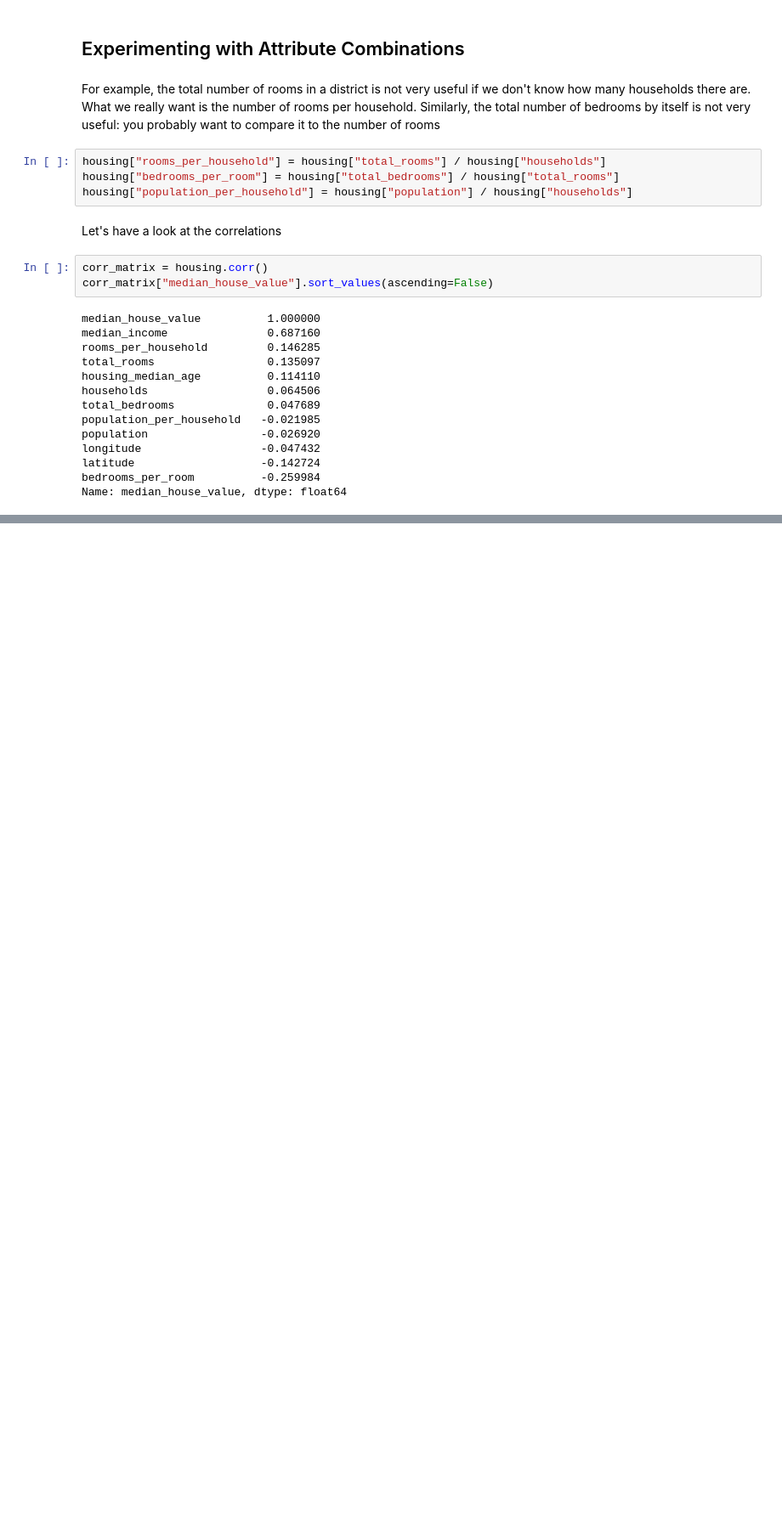
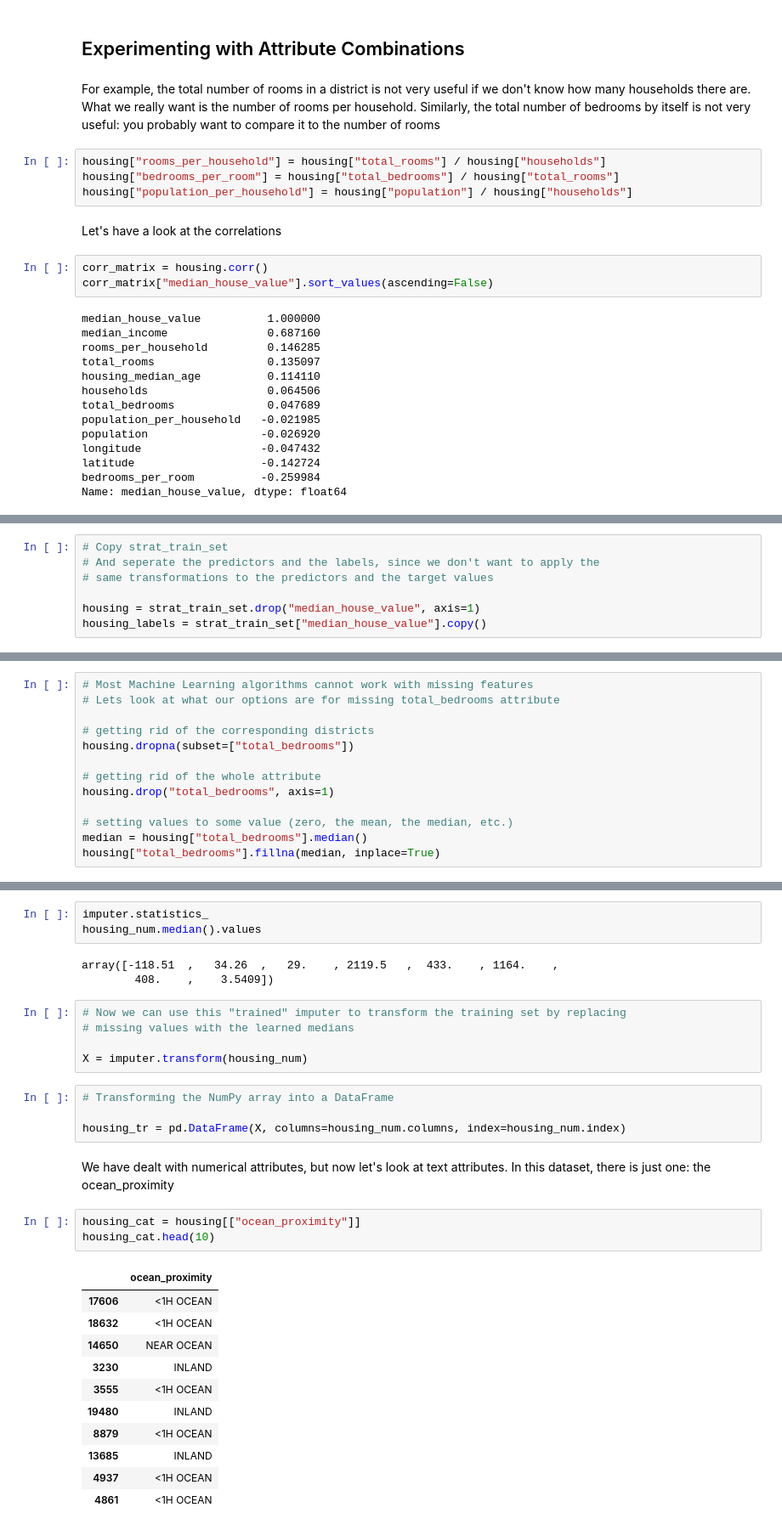
Before and after one commit to naraB/hands-on-ml-notes, a Jupyter notebook: Chapter2.ipynb, the cells around one changed output, grey strips where cells are left out. Shown at 85% size. Saved outputs shown, nothing was run; the diff lists cells and outputs as text; blank space fills up the shorter version.

```diff
--- a/Chapter2.ipynb
+++ b/Chapter2.ipynb
@@ -320,0 +325,7 @@ Name: median_house_value, dtype: float64
+# %%
+# Copy strat_train_set
+# And seperate the predictors and the labels, since we don't want to apply the
+# same transformations to the predictors and the target values
+
+housing = strat_train_set.drop("median_house_value", axis=1)
+housing_labels = strat_train_set["median_house_value"].copy()
@@ -320,0 +334,13 @@ Name: median_house_value, dtype: float64
+# %%
+# Most Machine Learning algorithms cannot work with missing features
+# Lets look at what our options are for missing total_bedrooms attribute
+
+# getting rid of the corresponding districts
+housing.dropna(subset=["total_bedrooms"])
+
+# getting rid of the whole attribute
+housing.drop("total_bedrooms", axis=1)
+
+# setting values to some value (zero, the mean, the median, etc.)
+median = housing["total_bedrooms"].median()
+housing["total_bedrooms"].fillna(median, inplace=True)
@@ -320,0 +364,32 @@ Name: median_house_value, dtype: float64
+# %%
+imputer.statistics_
+housing_num.median().values
+# %% [output]
+array([-118.51  ,   34.26  ,   29.    , 2119.5   ,  433.    , 1164.    ,
+        408.    ,    3.5409])
+# %%
+# Now we can use this "trained" imputer to transform the training set by replacing
+# missing values with the learned medians
+
+X = imputer.transform(housing_num)
+# %%
+# Transforming the NumPy array into a DataFrame
+
+housing_tr = pd.DataFrame(X, columns=housing_num.columns, index=housing_num.index)
+# %% [markdown]
+We have dealt with numerical attributes, but now let's look at text attributes. In this dataset, there is just one: the ocean_proximity
+# %%
+housing_cat = housing[["ocean_proximity"]]
+housing_cat.head(10)
+# %% [output]
+|  | ocean_proximity |
+| 17606 | <1H OCEAN |
+| 18632 | <1H OCEAN |
+| 14650 | NEAR OCEAN |
+| 3230 | INLAND |
+| 3555 | <1H OCEAN |
+| 19480 | INLAND |
+| 8879 | <1H OCEAN |
+| 13685 | INLAND |
+| 4937 | <1H OCEAN |
+| 4861 | <1H OCEAN |
```
Also changed, not shown: parts of 14 cells of this notebook.
